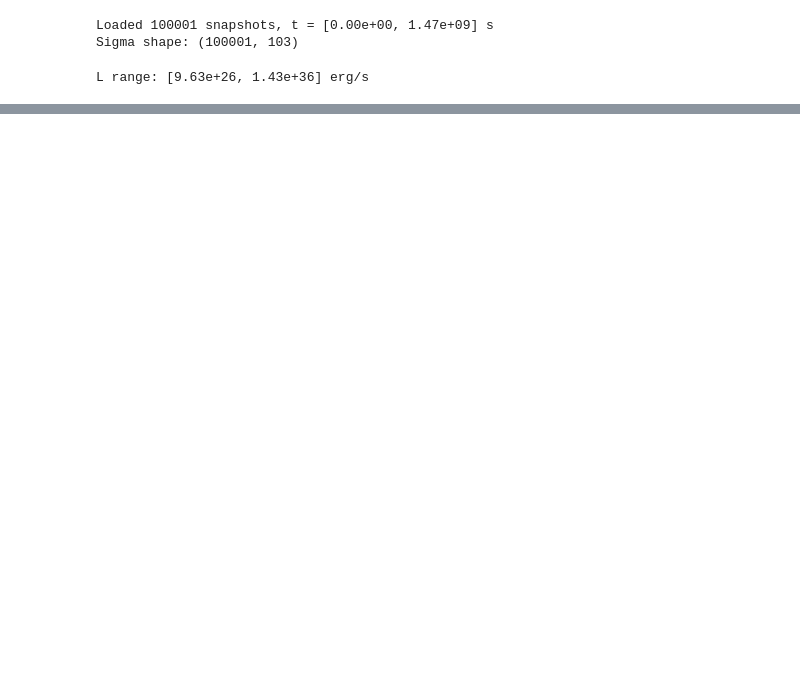
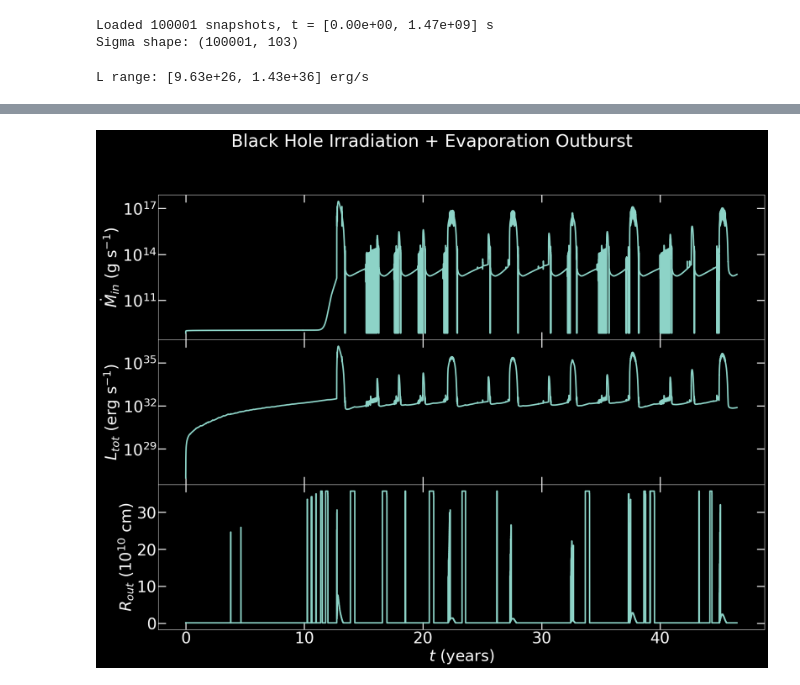
Before and after one commit to TisJez/blackhole, a Jupyter notebook: src/notebooks/bh_iradevap_outburst_plots.ipynb, the cells around one changed output, grey strips where cells are left out. Cells and saved outputs as stored; diff of their text form; code cells hidden in the pictures; blank space fills up the shorter version.

Commit message:
updated constraints and parameters

```diff
--- a/src/notebooks/bh_iradevap_outburst_plots.ipynb
+++ b/src/notebooks/bh_iradevap_outburst_plots.ipynb
@@ -167,0 +103,65 @@ plt.show()
+# %%
+# ---------------------------------------------------------------------------
+# Plot: Mass transfer rate, Luminosity, Outer radius vs time
+# ---------------------------------------------------------------------------
+plt.rcParams.update({'font.size': 32})
+
+# Inner-edge mass accretion rate: M_dot_in = 2*pi*r * Sigma * 3*nu / r
+index = 1  # radial index to sample inner accretion rate
+M_dot_in = np.array([
+    2 * np.pi * r[index] * Sigma_history[i, index] * 3
+    * kinematic_viscosity(H_history[i, index], r[index],
+                          alpha_history[i, index], M_star)
+    / r[index]
+    for i in range(len(t_history))
+])
+
+# Outer radius: Sigma-based metric for irradiated disks.
+# The standard T < 5000 K metric fails when irradiation heats the outer disk
+# above 5000 K in quiescence. Instead, track the last cell with Sigma
+# significantly above the floor — this traces the hot outburst front.
+min_Sigma = 1e-5
+sigma_threshold = 1e7 * min_Sigma  # 1e-3 g/cm^2
+first_indices = np.full(Sigma_history.shape[0], 1)
+for ts in range(Sigma_history.shape[0]):
+    above = np.where(Sigma_history[ts, 3:] > sigma_threshold)[0]
+    if above.size > 0:
+        first_indices[ts] = above[-1] + 3  # last cell above threshold
+R_out = r[first_indices] / 1e10  # in units of 10^10 cm
+
+t_years = t_history / SECONDS_PER_YEAR
+
+fig, axs = plt.subplots(3, 1, figsize=(20, 16), gridspec_kw={'hspace': 0})
+ax1, ax2, ax3 = axs
+
+# Plain number formatting on all x-axes (must set before hiding labels)
+fmt = plt.FuncFormatter(lambda x, _: f'{x:,.0f}')
+for ax in axs:
+    ax.xaxis.set_major_formatter(fmt)
+
+# --- Mass transfer rate ---
+ax1.plot(t_years, M_dot_in, linewidth=3, color='C0')
+ax1.set_ylabel(r'$\dot{M}_{in}$ (g s$^{-1}$)')
+ax1.set_yscale('log')
+ax1.tick_params(labelbottom=False)
+setup_ticks(ax1)
+
+# --- Luminosity ---
+ax2.plot(t_years, L_array, linewidth=3, color='C0')
+ax2.set_ylabel(r'$L_{tot}$ (erg s$^{-1}$)')
+ax2.set_yscale('log')
+ax2.tick_params(labelbottom=False)
+setup_ticks(ax2)
+
+# --- Outer radius ---
+ax3.plot(t_years, R_out, linewidth=3, color='C0')
+ax3.set_xlabel(r'$t$ (years)')
+ax3.set_ylabel(r'$R_{out}$ ($10^{10}$ cm)')
+setup_ticks(ax3)
+
+fig.suptitle('Black Hole Irradiation + Evaporation Outburst', fontsize=36, y=0.98)
+plt.tight_layout(rect=[0, 0, 1, 0.96])
+plt.savefig('../graphs/bh_iradevap_outburst.png', dpi=150, bbox_inches='tight')
+plt.show()
+# %% [output]
+[figure, added]
```
Also changed, not shown: parts of 1 cell of this notebook, 10 other files.
